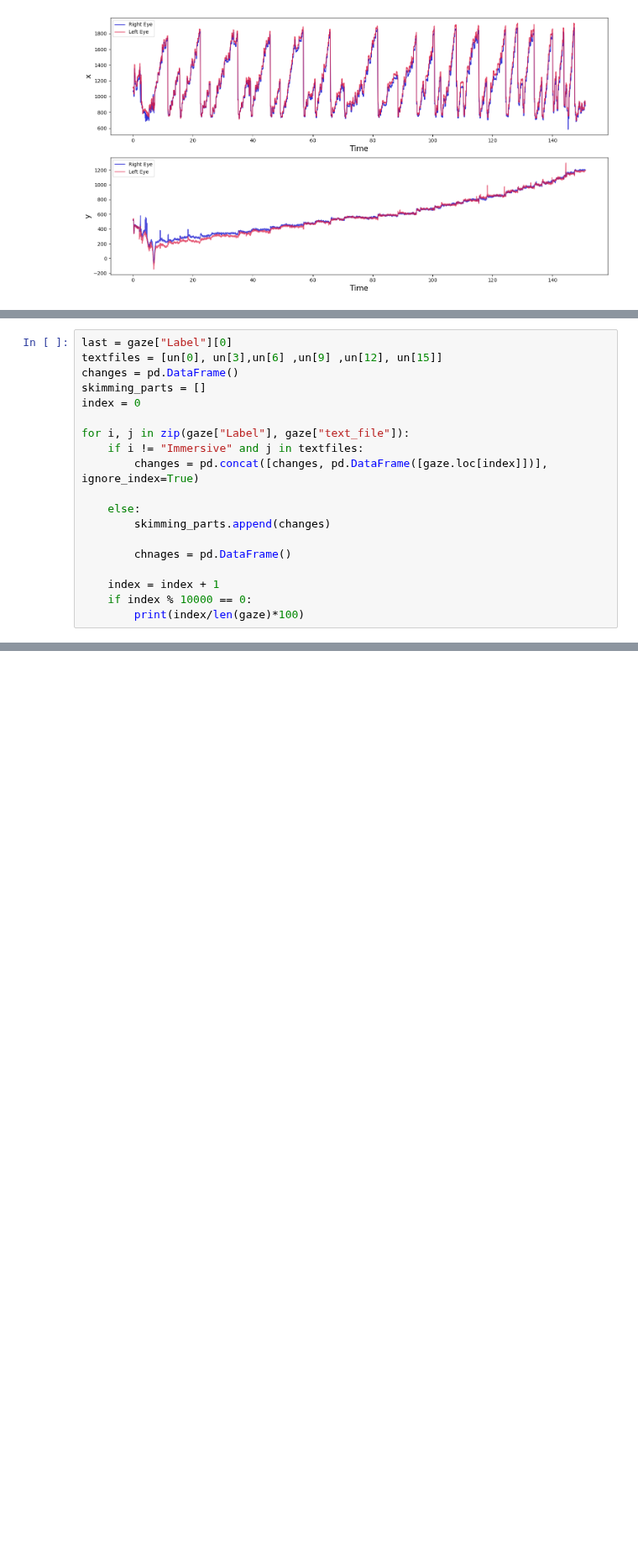
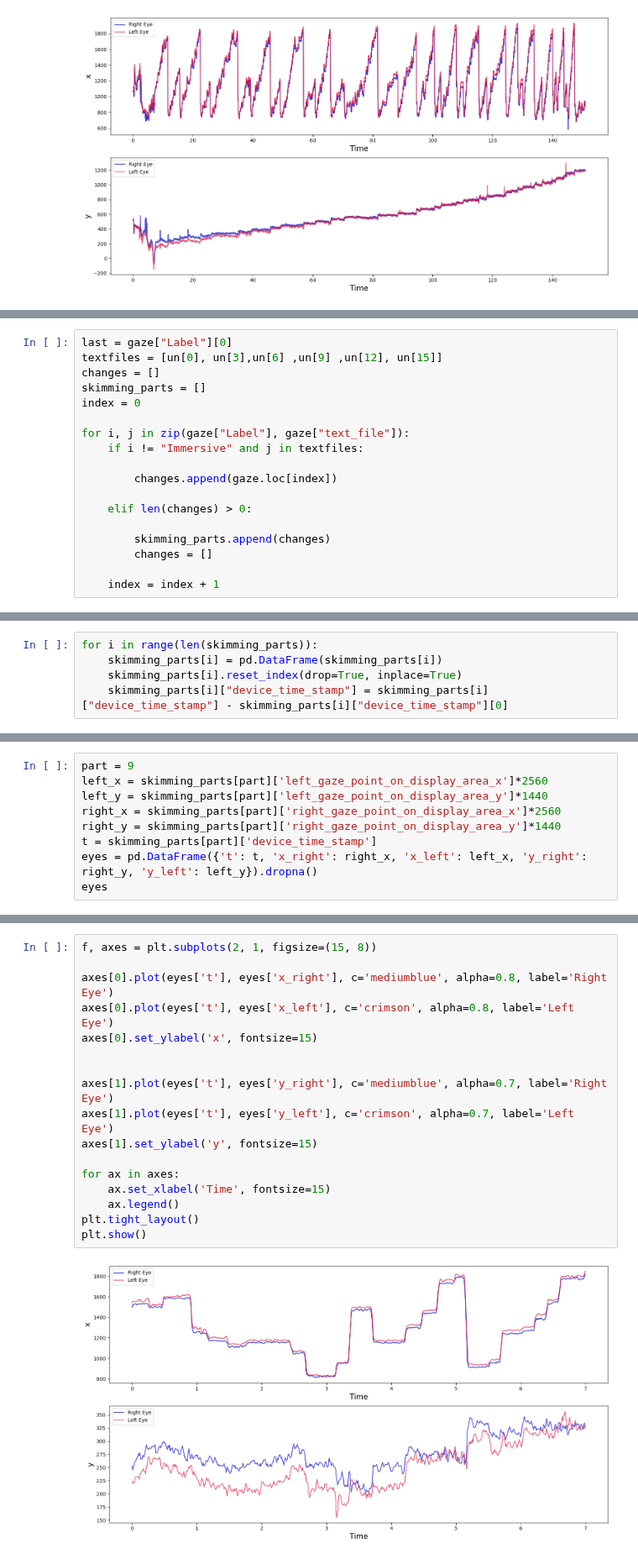
Before and after one commit to slayervictor/Fagpakkeprojekt-Eyes-Modelling, a Jupyter notebook: eye_tracking_expiriment/data_extraction.ipynb, the cells around one changed output, grey strips where cells are left out. Shown at 84% size. Drawn from its saved outputs; the diff is of its cells as text; blank space fills up the shorter version.

Commit message:
made data_extraction

```diff
--- a/eye_tracking_expiriment/data_extraction.ipynb
+++ b/eye_tracking_expiriment/data_extraction.ipynb
@@ -129,19 +113,18 @@ Name: 100000, dtype: object
 # %%
 last = gaze["Label"][0]
 textfiles = [un[0], un[3],un[6] ,un[9] ,un[12], un[15]]
-changes = pd.DataFrame()
+changes = []
 skimming_parts = []
 index = 0
 
 for i, j in zip(gaze["Label"], gaze["text_file"]):
     if i != "Immersive" and j in textfiles:
-        changes = pd.concat([changes, pd.DataFrame([gaze.loc[index]])], ignore_index=True)
 
-    else:
+        changes.append(gaze.loc[index])
+
+    elif len(changes) > 0:
+
         skimming_parts.append(changes)
-
-        chnages = pd.DataFrame()
+        changes = []
 
     index = index + 1
-    if index % 10000 == 0:
-        print(index/len(gaze)*100)
@@ -149,0 +131,5 @@ KeyboardInterrupt:
+# %%
+for i in range(len(skimming_parts)):
+    skimming_parts[i] = pd.DataFrame(skimming_parts[i])
+    skimming_parts[i].reset_index(drop=True, inplace=True)
+    skimming_parts[i]["device_time_stamp"] = skimming_parts[i]["device_time_stamp"] - skimming_parts[i]["device_time_stamp"][0]
@@ -149,0 +143,9 @@ KeyboardInterrupt:
+# %%
+part = 9
+left_x = skimming_parts[part]['left_gaze_point_on_display_area_x']*2560
+left_y = skimming_parts[part]['left_gaze_point_on_display_area_y']*1440
+right_x = skimming_parts[part]['right_gaze_point_on_display_area_x']*2560
+right_y = skimming_parts[part]['right_gaze_point_on_display_area_y']*1440
+t = skimming_parts[part]['device_time_stamp']
+eyes = pd.DataFrame({'t': t, 'x_right': right_x, 'x_left': left_x, 'y_right': right_y, 'y_left': left_y}).dropna()
+eyes
@@ -149,0 +166,19 @@ KeyboardInterrupt:
+# %%
+f, axes = plt.subplots(2, 1, figsize=(15, 8))
+
+axes[0].plot(eyes['t'], eyes['x_right'], c='mediumblue', alpha=0.8, label='Right Eye')
+axes[0].plot(eyes['t'], eyes['x_left'], c='crimson', alpha=0.8, label='Left Eye')
+axes[0].set_ylabel('x', fontsize=15)
+
+
+axes[1].plot(eyes['t'], eyes['y_right'], c='mediumblue', alpha=0.7, label='Right Eye')
+axes[1].plot(eyes['t'], eyes['y_left'], c='crimson', alpha=0.7, label='Left Eye')
+axes[1].set_ylabel('y', fontsize=15)
+
+for ax in axes:
+    ax.set_xlabel('Time', fontsize=15)
+    ax.legend()
+plt.tight_layout()
+plt.show()
+# %% [output]
+[figure, added]
```
Also changed, not shown: parts of 10 cells of this notebook, 10 other files.
